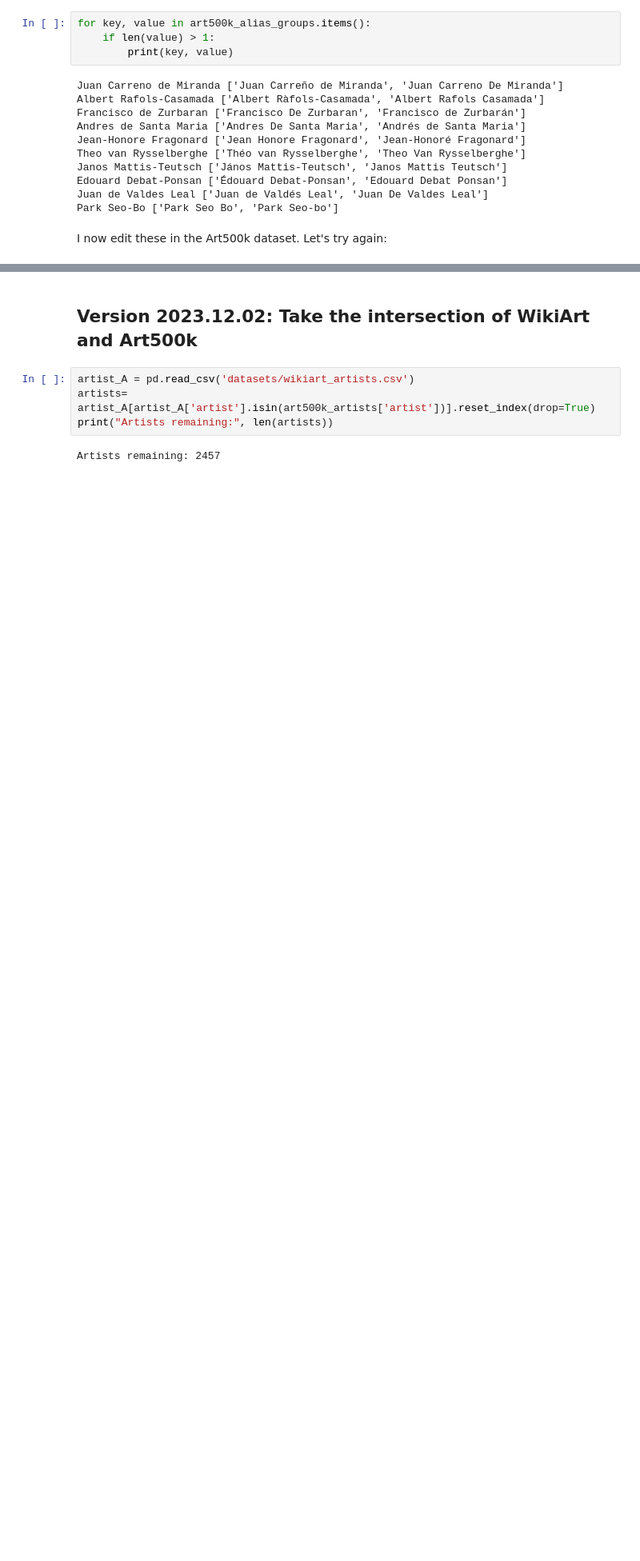
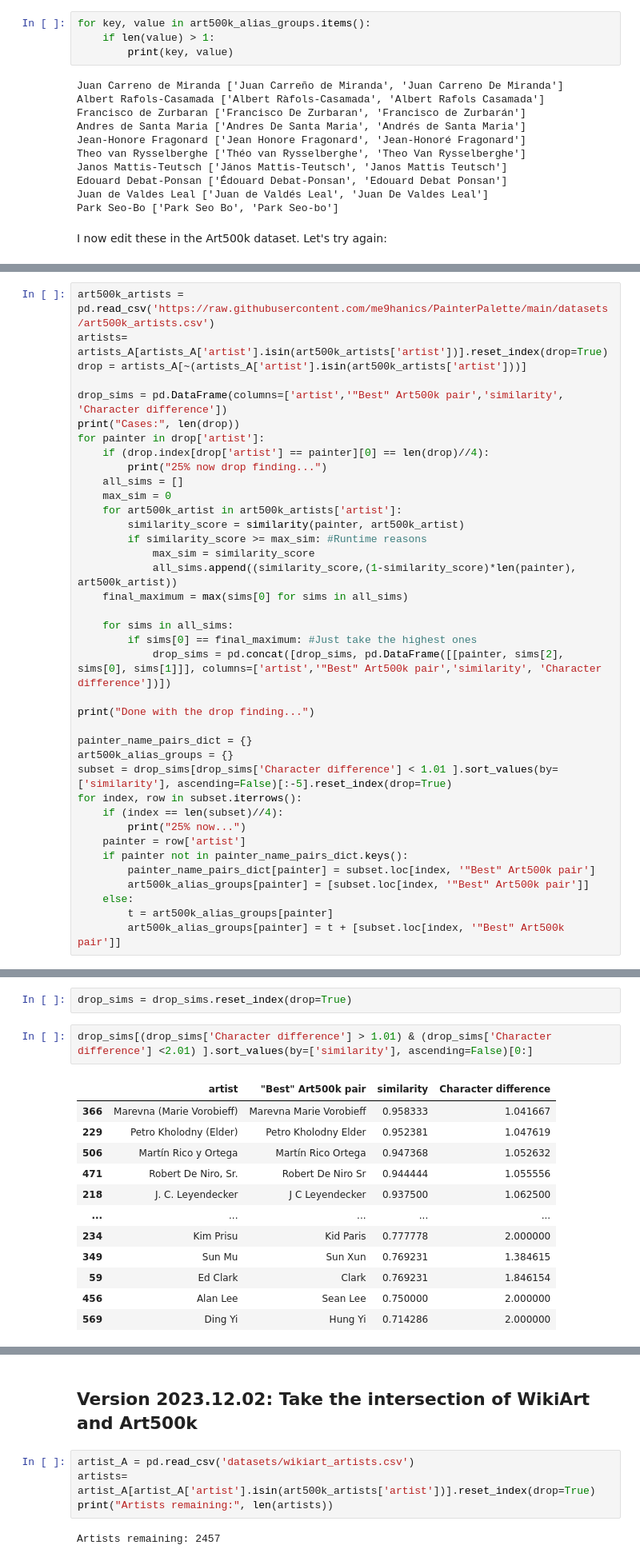
Before and after one commit to me9hanics/PainterPalette, a Jupyter notebook: datasets_notebook.ipynb, the cells around one changed output, grey strips where cells are left out. Shown at 80% size. Cells and saved outputs as stored; diff of their text form; blank space fills up the shorter version.

```diff
--- a/datasets_notebook.ipynb
+++ b/datasets_notebook.ipynb
@@ -206,0 +194,38 @@ for key, value in art500k_alias_groups.items():
+# %%
+art500k_artists = pd.read_csv('https://raw.githubusercontent.com/me9hanics/PainterPalette/main/datasets/art500k_artists.csv')
+artists= artists_A[artists_A['artist'].isin(art500k_artists['artist'])].reset_index(drop=True)
+drop = artists_A[~(artists_A['artist'].isin(art500k_artists['artist']))]
+
+drop_sims = pd.DataFrame(columns=['artist','"Best" Art500k pair','similarity', 'Character difference'])
+print("Cases:", len(drop))
+for painter in drop['artist']:
+    if (drop.index[drop['artist'] == painter][0] == len(drop)//4):
+        print("25% now drop finding...")
+    all_sims = []
+    max_sim = 0
+    for art500k_artist in art500k_artists['artist']:
+        similarity_score = similarity(painter, art500k_artist)
+        if similarity_score >= max_sim: #Runtime reasons
+            max_sim = similarity_score
+            all_sims.append((similarity_score,(1-similarity_score)*len(painter), art500k_artist))
+    final_maximum = max(sims[0] for sims in all_sims)
+
+    for sims in all_sims:
+        if sims[0] == final_maximum: #Just take the highest ones
+            drop_sims = pd.concat([drop_sims, pd.DataFrame([[painter, sims[2], sims[0], sims[1]]], columns=['artist','"Best" Art500k pair','similarity', 'Character difference'])])
+
+print("Done with the drop finding...")
+
+painter_name_pairs_dict = {}
+art500k_alias_groups = {}
+subset = drop_sims[drop_sims['Character difference'] < 1.01 ].sort_values(by=['similarity'], ascending=False)[:-5].reset_index(drop=True)
+for index, row in subset.iterrows():
+    if (index == len(subset)//4):
+        print("25% now...")
+    painter = row['artist']
+    if painter not in painter_name_pairs_dict.keys():
+        painter_name_pairs_dict[painter] = subset.loc[index, '"Best" Art500k pair']
+        art500k_alias_groups[painter] = [subset.loc[index, '"Best" Art500k pair']]
+    else:
+        t = art500k_alias_groups[painter]
+        art500k_alias_groups[painter] = t + [subset.loc[index, '"Best" Art500k pair']]
@@ -206,0 +246,17 @@ for key, value in art500k_alias_groups.items():
+# %%
+drop_sims = drop_sims.reset_index(drop=True)
+# %%
+drop_sims[(drop_sims['Character difference'] > 1.01) & (drop_sims['Character difference'] <2.01) ].sort_values(by=['similarity'], ascending=False)[0:]
+# %% [output]
+|  | artist | "Best" Art500k pair | similarity | Character difference |
+| 366 | Marevna (Marie Vorobieff) | Marevna Marie Vorobieff | 0.958333 | 1.041667 |
+| 229 | Petro Kholodny (Elder) | Petro Kholodny Elder | 0.952381 | 1.047619 |
+| 506 | Martín Rico y Ortega | Martín Rico Ortega | 0.947368 | 1.052632 |
+| 471 | Robert De Niro, Sr. | Robert De Niro Sr | 0.944444 | 1.055556 |
+| 218 | J. C. Leyendecker | J C Leyendecker | 0.937500 | 1.062500 |
+| ... | ... | ... | ... | ... |
+| 234 | Kim Prisu | Kid Paris | 0.777778 | 2.000000 |
+| 349 | Sun Mu | Sun Xun | 0.769231 | 1.384615 |
+| 59 | Ed Clark | Clark | 0.769231 | 1.846154 |
+| 456 | Alan Lee | Sean Lee | 0.750000 | 2.000000 |
+| 569 | Ding Yi | Hung Yi | 0.714286 | 2.000000 |
```
Also changed, not shown: parts of 14 cells of this notebook.
